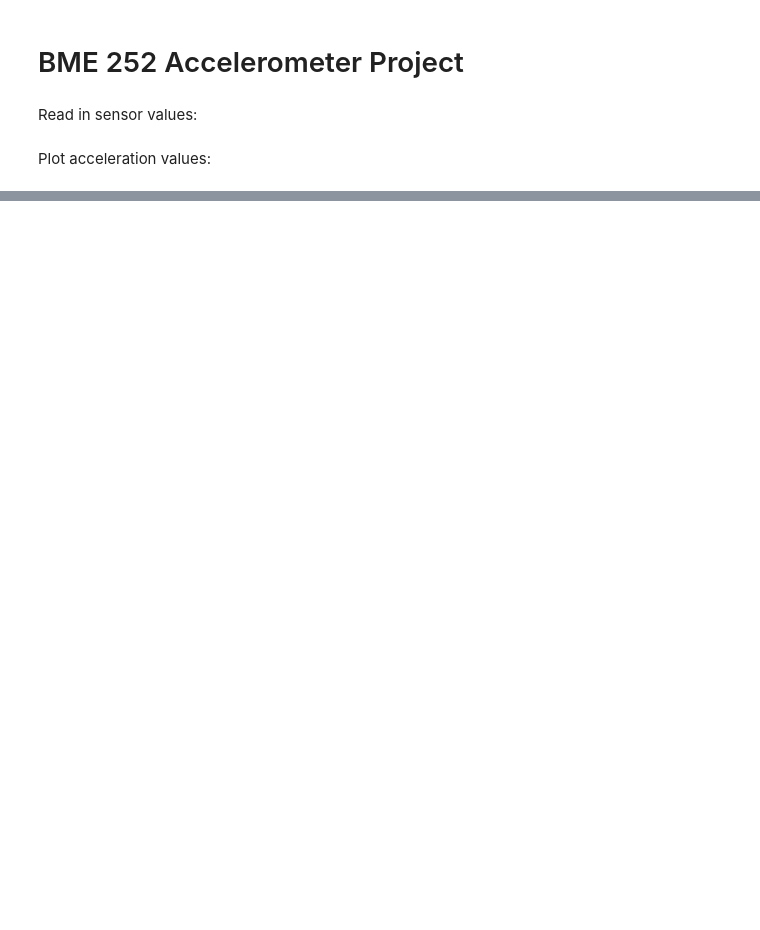
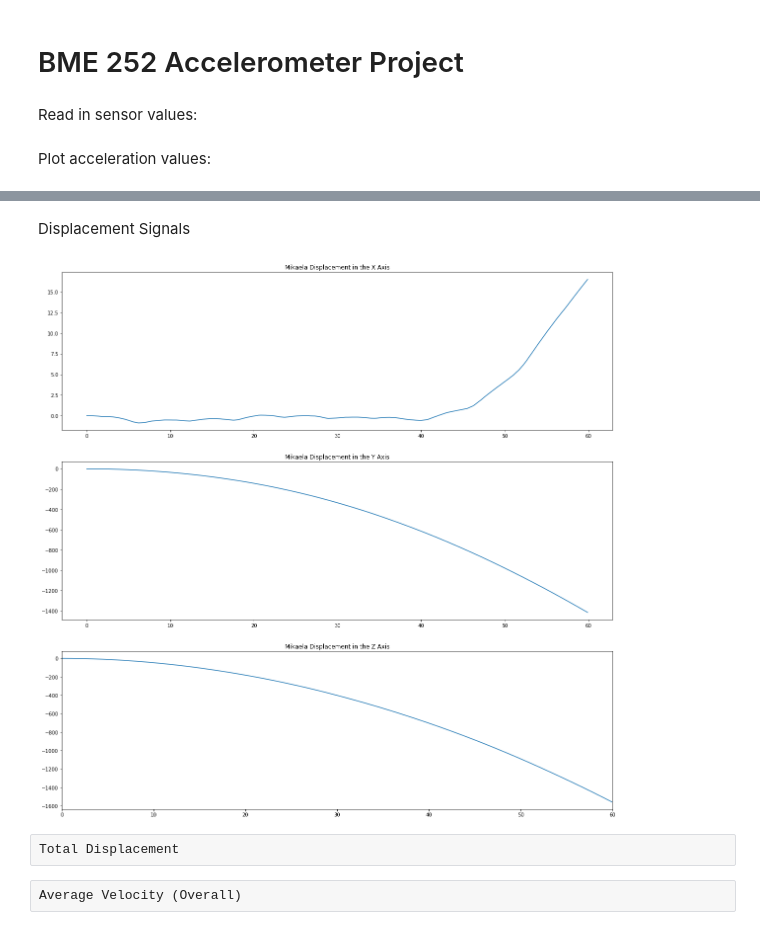
Before and after one commit to MikaelaMacMahon/stairway-to-heaven, a Jupyter notebook: Mikaela is da BOMB/blankStairs.ipynb, the cells around one changed output, grey strips where cells are left out. Cells and saved outputs as stored; diff of their text form; code cells hidden in the pictures; blank space fills up the shorter version.

```diff
--- a/Mikaela is da BOMB/blankStairs.ipynb
+++ b/Mikaela is da BOMB/blankStairs.ipynb
@@ -42,0 +93,38 @@ NameError: name 'plot' is not defined
+# %% [markdown]
+Displacement Signals
+# %%
+#%%Distance X
+dX = integrate.cumtrapz(vX, aTime, initial = 0)
+#plt.figure()
+#plt.plot(aTime, dX)
+#plt.show()
+
+#%%Distance Y
+dY = integrate.cumtrapz(vY, aTime, initial=0)
+#plt.figure()
+#plt.plot(aTime, dY)
+#plt.show()
+
+#%%Distance Z
+dZ = integrate.cumtrapz(vZ, aTime, initial=0)
+#plt.figure()
+#plt.plot(aTime, dZ)
+#plt.show()
+
+#Plot all three displacement signals
+plt.figure(figsize = (20,20))
+plt.subplot(3,1,1)
+plt.plot(aTime,dX)
+plt.title(personStr + " Displacement in the X Axis")
+plt.subplot(3,1,2)
+plt.plot(aTime,dY)
+plt.title(personStr + " Displacement in the Y Axis")
+plt.subplot(3,1,3)
+plt.plot(aTime,dZ)
+plt.title(personStr + " Displacement in the Z Axis")
+plt.xlim(0,60)
+plt.show()
+# %% [output]
+[figure, added]
+# %% [raw]
+Total Displacement
@@ -42,0 +144,2 @@ NameError: name 'plot' is not defined
+# %% [raw]
+Average Velocity (Overall)
```
Also changed, not shown: parts of 6 cells of this notebook.
